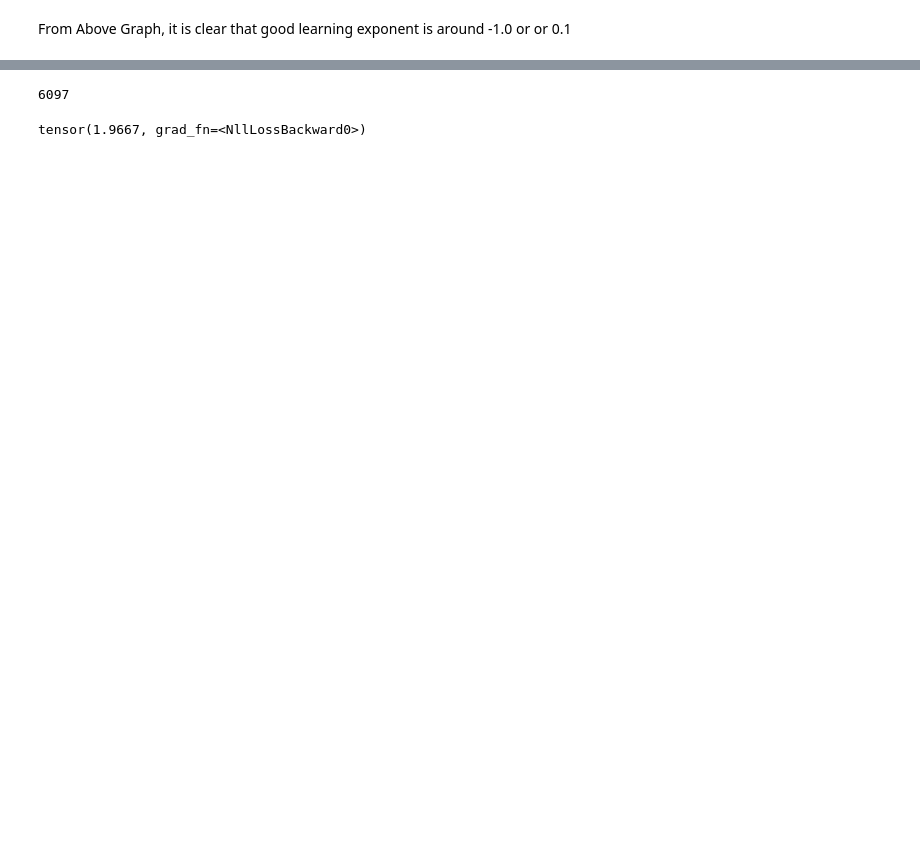
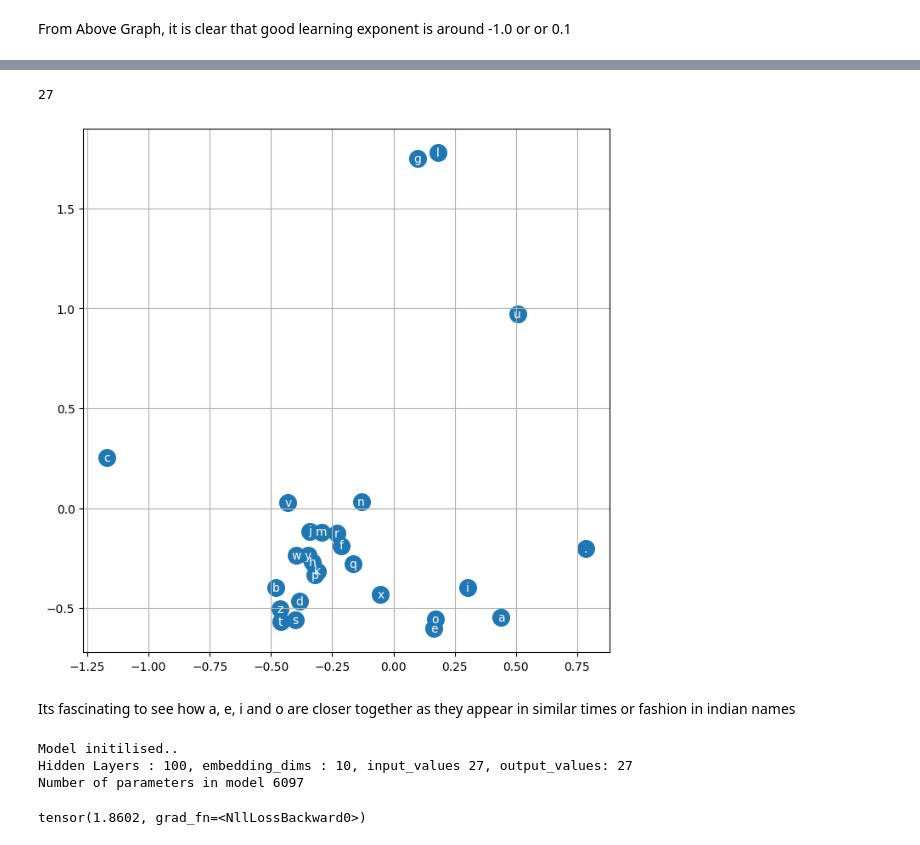
Before and after one commit to abhishek-marathe04/makemore, a Jupyter notebook: building_makemore_part2.ipynb, the cells around one changed output, grey strips where cells are left out. Saved outputs shown, nothing was run; the diff lists cells and outputs as text; code cells hidden in the pictures; blank space fills up the shorter version.

```diff
--- a/building_makemore_part2.ipynb
+++ b/building_makemore_part2.ipynb
@@ -358,0 +406,4 @@ tensor(2.1513, grad_fn=<NllLossBackward0>)
+# %%
+# Lets use train set to train our model and eval/dev set to evaluate
+# Initlise model again
+C, W1, b1, W2, b2, parameters = initilise_model()
@@ -358,0 +414,26 @@ tensor(2.1513, grad_fn=<NllLossBackward0>)
+# %%
+# Lets run for 30000 iterations on XTr (Xtrain)
+for i in range(30000):
+  # Forward pass
+
+  ix = torch.randint(0,Xtr.shape[0], (100,)) # We will form minibatch using this
+
+  emb = C[Xtr[ix]] # (37,3, 2)
+  h = torch.tanh(emb.view(-1, 6) @ W1 + b1) # (37,100)
+  logits = h @ W2 + b2 # 37,27
+  # loss
+  loss = F.cross_entropy(logits, Ytr[ix])
+
+  # Backward pass
+  for p in parameters:
+    p.grad = None
+
+  loss.backward()
+
+  lr = 0.1 if i < 20000 else 0.01
+  # Update parameters
+  for p in parameters:
+      p.data += -lr * p.grad
+
+
+print(loss)
@@ -359 +483,16 @@ tensor(2.1513, grad_fn=<NllLossBackward0>)
+# %%
+C.shape[0]
+# %% [output]
+27
+# %%
+# visualize dimensions 0 and 1 of the embedding matrix C for all characters
+plt.figure(figsize=(8,8))
+plt.scatter(C[:,0].data, C[:,1].data, s=200)
+for i in range(C.shape[0]):
+    plt.text(C[i,0].item(), C[i,1].item(), itos[i], ha="center", va="center", color='white')
+plt.grid('minor')
+# %% [output]
+[figure, added]
+# %% [markdown]
+Its fascinating to see how a, e, i and o are closer together as they appear in similar times or fashion in indian names
 # %%
@@ -361,29 +501,23 @@ tensor(2.1513, grad_fn=<NllLossBackward0>)
-# %%
-# Let again initilise everything, Now we know, we will use 10 dimentions in C
-
-hidden_layers = 100
-g = torch.Generator().manual_seed(2147483647) # for reproducability
-C = torch.randn(27, 10, generator=g, requires_grad=True)
-W1 = torch.randn(30, hidden_layers,generator=g, requires_grad=True)
-b1 = torch.randn(hidden_layers, generator=g, requires_grad=True)
-W2 = torch.randn(hidden_layers, 27, generator=g, requires_grad=True)
-b2 = torch.randn(27, generator=g, requires_grad=True)
-parameters = [C, W1, b1, W2, b2]
-sum(p.nelement() for p in parameters) # Number of parameters in model
-# %% [output]
-6097
+# %%
+# Let again initilise everything, Now we know, we will use 10 dimentions in C
+
+C, W1, b1, W2, b2, parameters = initilise_model(embedding_dims=10)
+# %% [output]
+Model initilised..
+Hidden Layers : 100, embedding_dims : 10, input_values 27, output_values: 27
+Number of parameters in model 6097
 # %%
 # Lets run for 30000 iterations
 for i in range(30000):
   # Forward pass
 
-  ix = torch.randint(0,X.shape[0], (100,)) # We will form minibatch using this
+  ix = torch.randint(0,Xtr.shape[0], (100,)) # We will form minibatch using this
 
-  emb = C[X[ix]] # (37,3, 2)
+  emb = C[Xtr[ix]] # (37,3, 2)
   h = torch.tanh(emb.view(-1, 30) @ W1 + b1) # (37,100)
   logits = h @ W2 + b2 # 37,27
   # loss
-  loss = F.cross_entropy(logits, Y[ix])
+  loss = F.cross_entropy(logits, Ytr[ix])
 
   # Backward pass
   for p in parameters:
@@ -399,6 +533,6 @@ for i in range(30000):
 
 print(loss)
 # %% [output]
-tensor(1.9667, grad_fn=<NllLossBackward0>)
+tensor(1.8602, grad_fn=<NllLossBackward0>)
 # %%
 # Loss is good now
```
Also changed, not shown: parts of 30 cells of this notebook.
